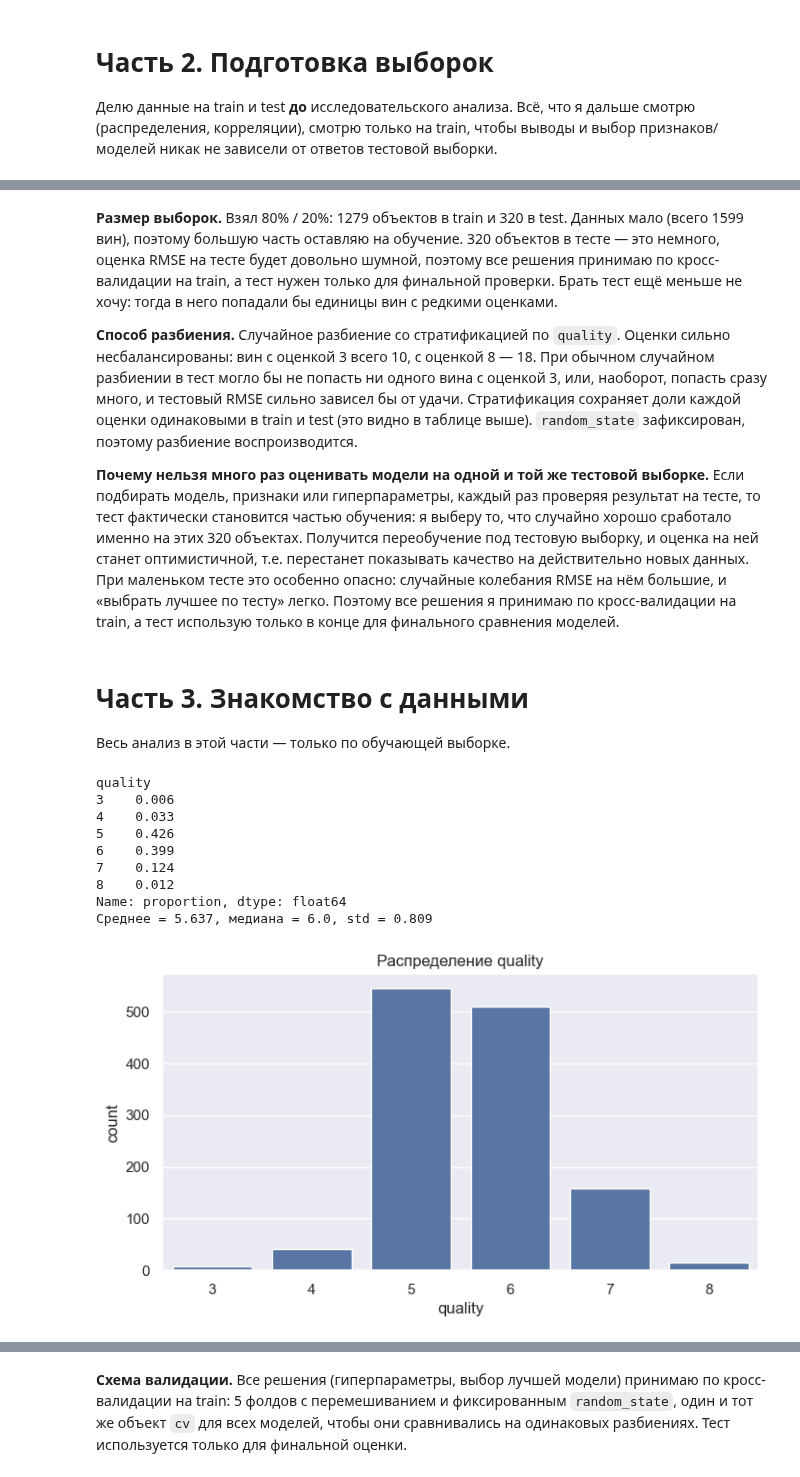
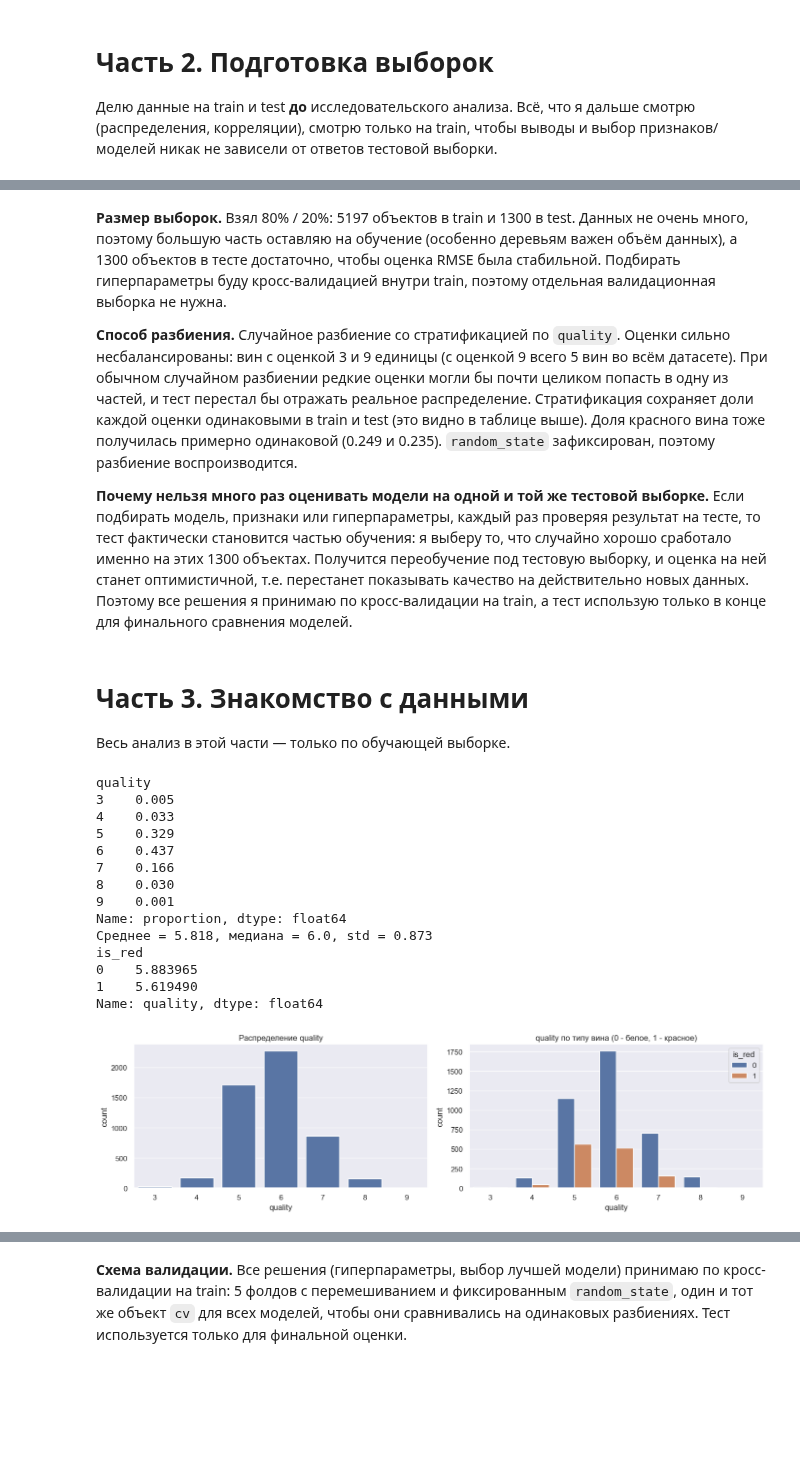
Before and after one commit to gCTRL26/ml_course_mai, a Jupyter notebook: regression/lab01.ipynb, the cells around one changed output, grey strips where cells are left out. Cells and saved outputs as stored; diff of their text form; code cells hidden in the pictures; blank space fills up the shorter version.

```diff
--- a/regression/lab01.ipynb
+++ b/regression/lab01.ipynb
@@ -23,7 +25,12 @@ RANDOM_STATE = 42
 # %%
-url = "https://archive.ics.uci.edu/ml/machine-learning-databases/wine-quality/winequality-red.csv"
-data = pd.read_csv(url, sep=";")
+url = "https://archive.ics.uci.edu/ml/machine-learning-databases/wine-quality/"
+red = pd.read_csv(url + "winequality-red.csv", sep=";")
+white = pd.read_csv(url + "winequality-white.csv", sep=";")
 
-print(data.shape)
+red["is_red"] = 1
+white["is_red"] = 0
+
+data = pd.concat([red, white], ignore_index=True)
+print("Красное:", red.shape, " Белое:", white.shape, " Всего:", data.shape)
 data.head()
 # %% [output]
@@ -126,9 +134,9 @@ Train: (1279, 11)  Test: (320, 11)
 # %% [markdown]
-**Размер выборок.** Взял 80% / 20%: 1279 объектов в train и 320 в test. Данных мало (всего 1599 вин), поэтому большую часть оставляю на обучение. 320 объектов в тесте — это немного, оценка RMSE на тесте будет довольно шумной, поэтому все решения принимаю по кросс-валидации на train, а тест нужен только для финальной проверки. Брать тест ещё меньше не хочу: тогда в него попадали бы единицы вин с редкими оценками.
+**Размер выборок.** Взял 80% / 20%: 5197 объектов в train и 1300 в test. Данных не очень много, поэтому большую часть оставляю на обучение (особенно деревьям важен объём данных), а 1300 объектов в тесте достаточно, чтобы оценка RMSE была стабильной. Подбирать гиперпараметры буду кросс-валидацией внутри train, поэтому отдельная валидационная выборка не нужна.
 
-**Способ разбиения.** Случайное разбиение со стратификацией по `quality`. Оценки сильно несбалансированы: вин с оценкой 3 всего 10, с оценкой 8 — 18. При обычном случайном разбиении в тест могло бы не попасть ни одного вина с оценкой 3, или, наоборот, попасть сразу много, и тестовый RMSE сильно зависел бы от удачи. Стратификация сохраняет доли каждой оценки одинаковыми в train и test (это видно в таблице выше). `random_state` зафиксирован, поэтому разбиение воспроизводится.
+**Способ разбиения.** Случайное разбиение со стратификацией по `quality`. Оценки сильно несбалансированы: вин с оценкой 3 и 9 единицы (с оценкой 9 всего 5 вин во всём датасете). При обычном случайном разбиении редкие оценки могли бы почти целиком попасть в одну из частей, и тест перестал бы отражать реальное распределение. Стратификация сохраняет доли каждой оценки одинаковыми в train и test (это видно в таблице выше). Доля красного вина тоже получилась примерно одинаковой (0.249 и 0.235). `random_state` зафиксирован, поэтому разбиение воспроизводится.
 
-**Почему нельзя много раз оценивать модели на одной и той же тестовой выборке.** Если подбирать модель, признаки или гиперпараметры, каждый раз проверяя результат на тесте, то тест фактически становится частью обучения: я выберу то, что случайно хорошо сработало именно на этих 320 объектах. Получится переобучение под тестовую выборку, и оценка на ней станет оптимистичной, т.е. перестанет показывать качество на действительно новых данных. При маленьком тесте это особенно опасно: случайные колебания RMSE на нём большие, и «выбрать лучшее по тесту» легко. Поэтому все решения я принимаю по кросс-валидации на train, а тест использую только в конце для финального сравнения моделей.
+**Почему нельзя много раз оценивать модели на одной и той же тестовой выборке.** Если подбирать модель, признаки или гиперпараметры, каждый раз проверяя результат на тесте, то тест фактически становится частью обучения: я выберу то, что случайно хорошо сработало именно на этих 1300 объектах. Получится переобучение под тестовую выборку, и оценка на ней станет оптимистичной, т.е. перестанет показывать качество на действительно новых данных. Поэтому все решения я принимаю по кросс-валидации на train, а тест использую только в конце для финального сравнения моделей.
 # %% [markdown]
 # Часть 3. Знакомство с данными
 
@@ -136,23 +144,32 @@ Train: (1279, 11)  Test: (320, 11)
 # %%
 train = X_train.copy()
 train["quality"] = y_train
 
-plot = sns.countplot(x=y_train, color="C0")
-plot.figure.set_size_inches(8, 4)
-plt.title("Распределение quality")
+fig, axs = plt.subplots(figsize=(14, 4), ncols=2)
+sns.countplot(x=y_train, color="C0", ax=axs[0])
+axs[0].set_title("Распределение quality")
+sns.countplot(data=train, x="quality", hue="is_red", ax=axs[1])
+axs[1].set_title("quality по типу вина (0 - белое, 1 - красное)")
+plt.tight_layout()
 
 print(y_train.value_counts(normalize=True).sort_index().round(3))
 print("Среднее = %.3f, медиана = %.1f, std = %.3f" % (y_train.mean(), y_train.median(), y_train.std()))
+print(train.groupby("is_red")["quality"].mean())
 # %% [output]
 quality
-3    0.006
+3    0.005
 4    0.033
-5    0.426
-6    0.399
-7    0.124
-8    0.012
+5    0.329
+6    0.437
+7    0.166
+8    0.030
+9    0.001
 Name: proportion, dtype: float64
-Среднее = 5.637, медиана = 6.0, std = 0.809
+Среднее = 5.818, медиана = 6.0, std = 0.873
+is_red
+0    5.883965
+1    5.619490
+Name: quality, dtype: float64
-[figure, old version]
+[figure, new version]
 # %% [markdown]
 Выводы:
```
Also changed, not shown: parts of 101 cells of this notebook.
